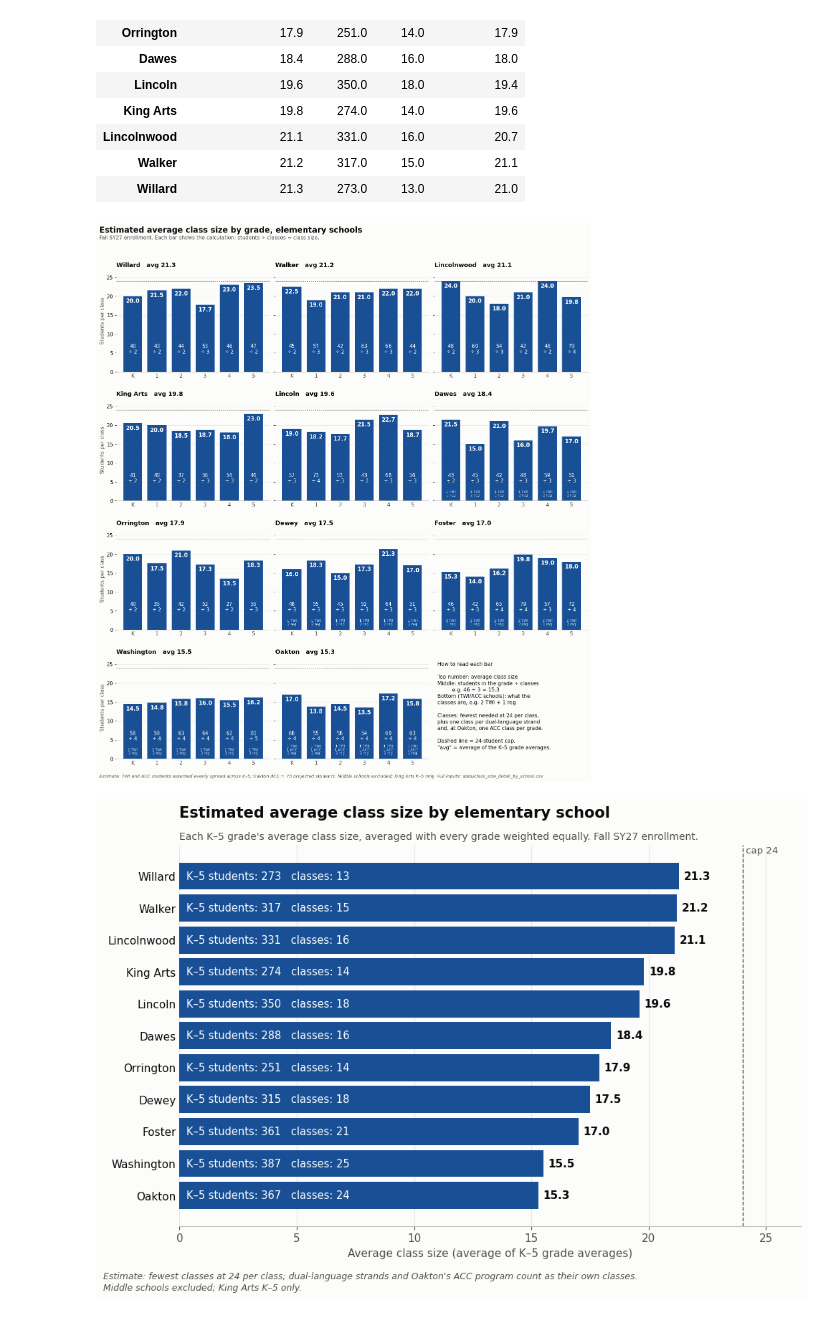
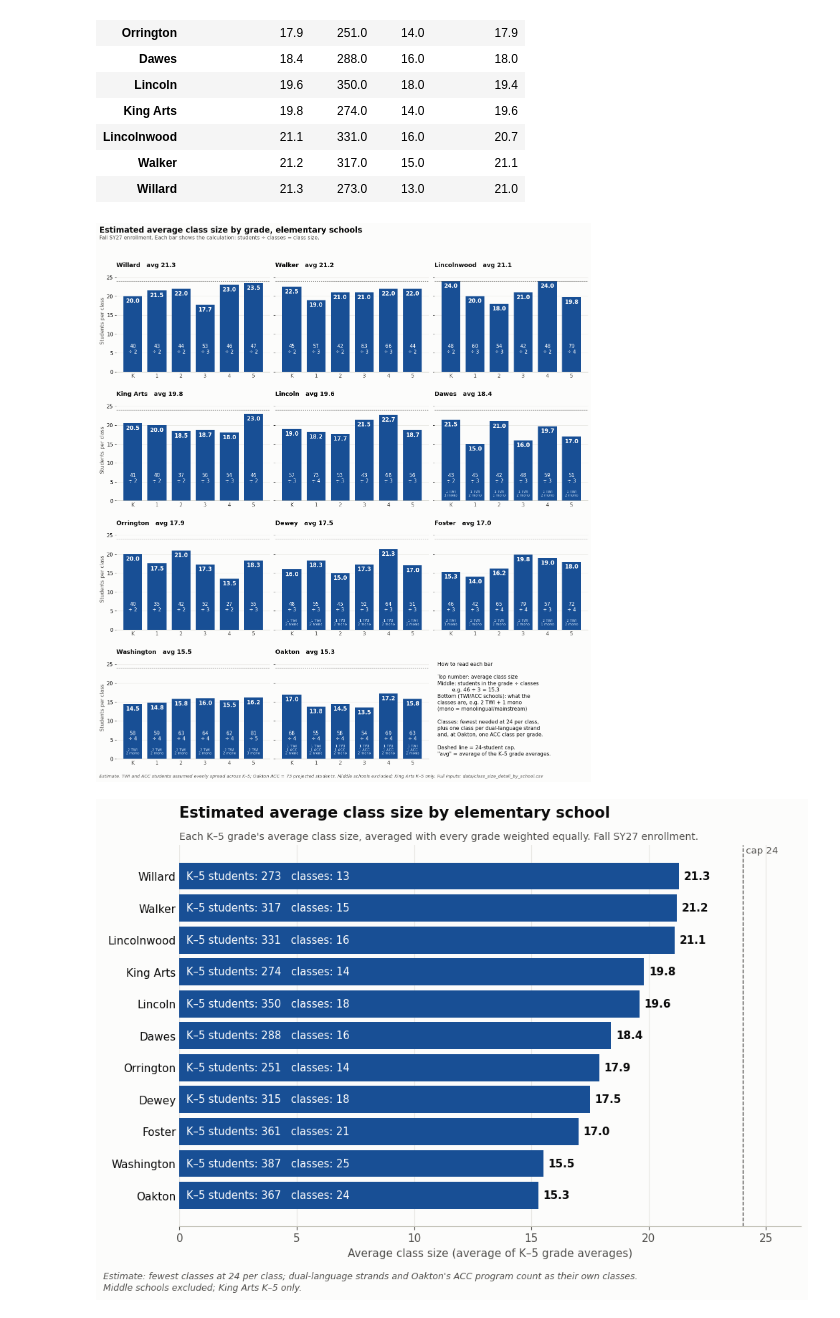
Before and after one commit to jmclip/enrollment_fall26, a Jupyter notebook: d65_enrollment_by_building.ipynb, the cells around one changed output. Cells and saved outputs as stored; diff of their text form; code cells hidden in the pictures.

```diff
--- a/d65_enrollment_by_building.ipynb
+++ b/d65_enrollment_by_building.ipynb
@@ -861,7 +863,7 @@ twi_strands = tw['strands']
 twi_per_grade = tw['twi_now'] / 6          # even spread across K-5 (assumption)
 
 # Oakton's ACC (special-ed) program: one class per grade K-5. The dashboard doesn't identify ACC students, so use the
-# 1A table's projected ACC enrollment (73), spread evenly across K-5, and take them out of Oakton's regular classes.
+# 1A table's projected ACC enrollment (73), spread evenly across K-5, and take them out of Oakton's monolingual/mainstream classes.
 ACC_STRANDS = {'Oakton': 1}
 acc_total = util.set_index(util['school'].map(short))['enroll_acc']
 acc_per_grade = {s: acc_total[s] / 6 for s in ACC_STRANDS}
@@ -877,7 +879,7 @@ def sections_for(row):
     return pd.Series({'sections': s_twi + s_acc + s_reg,
                       'twi_sections': s_twi, 'twi_class_size': t / s_twi if s_twi else np.nan,
                       'acc_sections': s_acc, 'acc_class_size': a / s_acc if s_acc else np.nan,
-                      'regular_class_size': rest / s_reg if s_reg else np.nan})
+                      'mainstream_class_size': rest / s_reg if s_reg else np.nan})
 
 g = g.join(g.apply(sections_for, axis=1))
 g['avg_class_size'] = (g['students'] / g['sections']).round(1)
@@ -1047,12 +1049,12 @@ detail = g.copy()
 detail['cap'] = detail['grade'].map(CAP)
 detail['twi_students_est'] = np.where(detail['twi_sections'] > 0, detail['school'].map(twi_per_grade), 0).round(1)
 detail['acc_students_est'] = np.where(detail['acc_sections'] > 0, detail['school'].map(acc_per_grade), 0).round(1)
-detail['regular_students'] = (detail['students'] - detail['twi_students_est'] - detail['acc_students_est']).round(1)
-detail['regular_sections'] = detail['sections'] - detail['twi_sections'] - detail['acc_sections']
+detail['mainstream_students'] = (detail['students'] - detail['twi_students_est'] - detail['acc_students_est']).round(1)
+detail['mainstream_sections'] = detail['sections'] - detail['twi_sections'] - detail['acc_sections']
 detail['grade_label'] = detail['grade'].map(lambda x: 'K' if x == 0 else str(x))
 detail = detail[['school', 'grade', 'grade_label', 'students', 'cap', 'twi_students_est', 'twi_sections', 'twi_class_size',
-                 'acc_students_est', 'acc_sections', 'acc_class_size', 'regular_students', 'regular_sections', 'regular_class_size', 'sections', 'avg_class_size']]
-detail[['twi_class_size', 'acc_class_size', 'regular_class_size']] = detail[['twi_class_size', 'acc_class_size', 'regular_class_size']].round(1)
+                 'acc_students_est', 'acc_sections', 'acc_class_size', 'mainstream_students', 'mainstream_sections', 'mainstream_class_size', 'sections', 'avg_class_size']]
+detail[['twi_class_size', 'acc_class_size', 'mainstream_class_size']] = detail[['twi_class_size', 'acc_class_size', 'mainstream_class_size']].round(1)
 detail = detail.sort_values(['school', 'grade']).reset_index(drop=True)
 detail['note'] = np.where(detail['school'] == 'Oakton', '1 ACC class per grade K-5; ACC students = 73 projected (1A table), spread evenly', '')
 detail.to_csv('data/class_size_detail_by_school.csv', index=False)
@@ -1222,7 +1224,7 @@ for ax, school in zip(axes.flat, sch_order):
         if r.twi_sections: parts.append(f'{r.twi_sections:.0f} TWI')
         if r.acc_sections: parts.append(f'{r.acc_sections:.0f} ACC')
         if parts:
-            parts.append(f'{r.regular_sections:.0f} reg')
+            parts.append(f'{r.mainstream_sections:.0f} mono')
             ax.text(xi, 1.0, '\n'.join(parts), ha='center', va='bottom', fontsize=7.5, color='#cde2fb', linespacing=1.1)
     ax.axhline(24, color=MUTED, linewidth=0.8, linestyle='--')
     ax.set_xticks(x, d['grade_label']); ax.tick_params(axis='x', length=0, labelsize=11)
@@ -1233,35 +1235,35 @@ for ax, school in zip(axes.flat, sch_order):
 for ax in axes[:, 0]:
     ax.set_ylabel('Students per class', color=MUTED)
 
 # last panel: how to read it
 key = axes.flat[len(sch_order)]
 key.axis('off')
 key.text(0.02, 0.95,
          "How to read each bar\n\n"
          "Top number: average class size\n"
          "Middle: students in the grade ÷ classes\n"
          "         e.g. 46 ÷ 3 = 15.3\n"
          "Bottom (TWI/ACC schools): what the\n"
-         "classes are, e.g. 2 TWI + 1 reg\n\n"
+         "classes are, e.g. 2 TWI + 1 mono\n(mono = monolingual/mainstream)\n\n"
          "Classes: fewest needed at 24 per class,\n"
          "plus one class per dual-language strand\n"
          "and, at Oakton, one ACC class per grade.\n\n"
          "Dashed line = 24-student cap.\n"
          "\"avg\" = average of the K–5 grade averages.",
          transform=key.transAxes, va='top', fontsize=11, color=INK, linespacing=1.35)
 
 fig.suptitle('Estimated average class size by grade, elementary schools', x=0.01, ha='left',
              fontsize=17, fontweight='bold', color=INK)
 fig.text(0.01, 0.957, 'Fall SY27 enrollment. Each bar shows the calculation: students ÷ classes = class size.',
          fontsize=11, color=MUTED)
 fig.text(0.01, 0.008, 'Estimate. TWI and ACC students assumed evenly spread across K–5; Oakton ACC = 73 projected students. '
          'Middle schools excluded; King Arts K–5 only. Full inputs: data/class_size_detail_by_school.csv',
          fontsize=9.5, color=MUTED, style='italic')
 plt.tight_layout(rect=(0, 0.02, 1, 0.95), h_pad=2.5)
 fig.savefig('images/chart_class_size_elementary_by_grade.png', dpi=170)
 plt.show()
 # %% [output]
-[figure, old version]
+[figure, new version]
 # %%
 # Graph 2: one number per school (average of its K-5 grade averages)
 sa = school_avg
```
Also changed, not shown: parts of 6 cells of this notebook, 8 other files.
